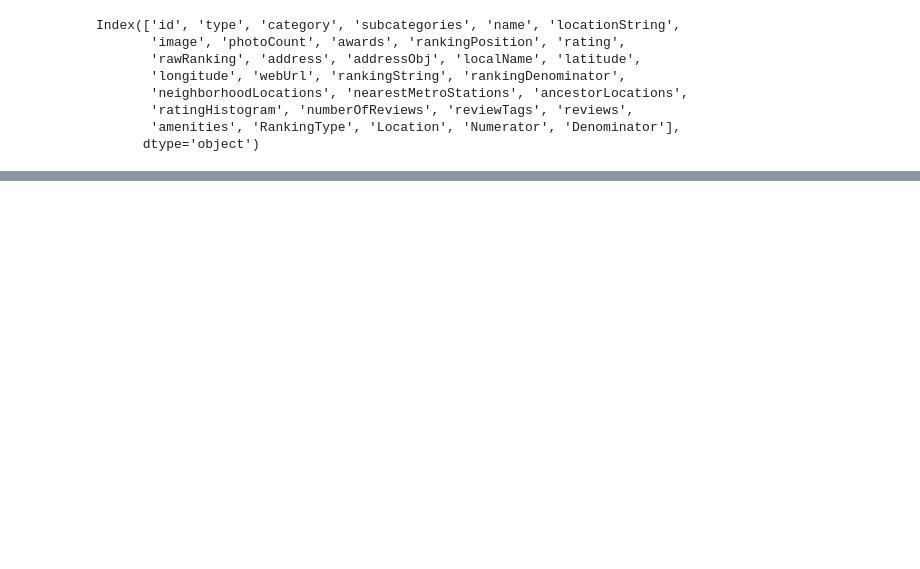
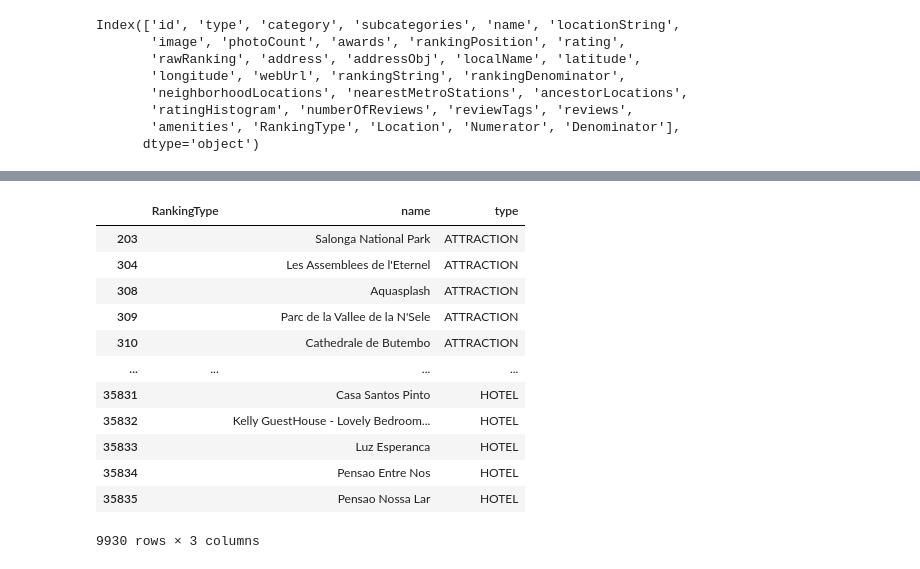
Before and after one commit to R3TR0Quan/travel-destination-recommendation-sys, a Jupyter notebook: misc_notebooks/ian.ipynb, the cells around one changed output, grey strips where cells are left out. Cells and saved outputs as stored; diff of their text form; code cells hidden in the pictures; blank space fills up the shorter version.

```diff
--- a/misc_notebooks/ian.ipynb
+++ b/misc_notebooks/ian.ipynb
@@ -258,0 +301,17 @@ df['Ranking Type'] = df['Ranking Type'].replace(mappings)
+# %%
+empty_rows = df[df['RankingType'].isnull() | df['RankingType'].eq('')]
+empty_rows[['RankingType', 'name', 'type']]
+# %% [output]
+|  | RankingType | name | type |
+| 203 |  | Salonga National Park | ATTRACTION |
+| 304 |  | Les Assemblees de l'Eternel | ATTRACTION |
+| 308 |  | Aquasplash | ATTRACTION |
+| 309 |  | Parc de la Vallee de la N'Sele | ATTRACTION |
+| 310 |  | Cathedrale de Butembo | ATTRACTION |
+| ... | ... | ... | ... |
+| 35831 |  | Casa Santos Pinto | HOTEL |
+| 35832 |  | Kelly GuestHouse - Lovely Bedroom... | HOTEL |
+| 35833 |  | Luz Esperanca | HOTEL |
+| 35834 |  | Pensao Entre Nos | HOTEL |
+| 35835 |  | Pensao Nossa Lar | HOTEL |
+9930 rows × 3 columns
```
Also changed, not shown: parts of 25 cells of this notebook.
